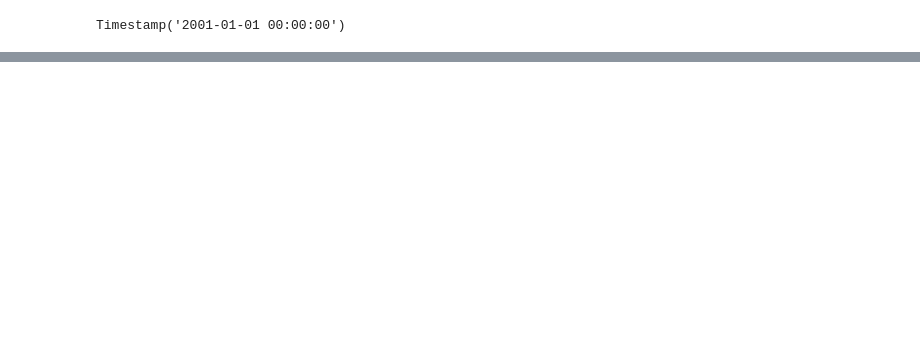
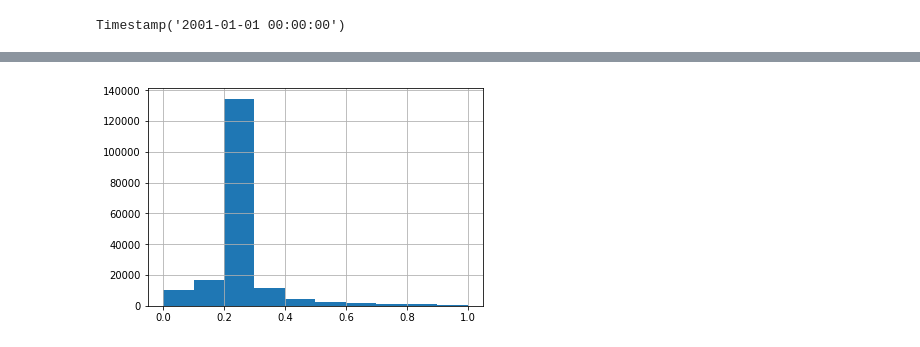
Before and after one commit to Engin89/horseracing, a Jupyter notebook: notebooks/EDA Races.ipynb, the cells around one changed output, grey strips where cells are left out. Cells and saved outputs as stored; diff of their text form; code cells hidden in the pictures; blank space fills up the shorter version.

```diff
--- a/notebooks/EDA Races.ipynb
+++ b/notebooks/EDA Races.ipynb
@@ -247,0 +273,15 @@ races.odds.hist();
+# %%
+unique_races = races[['date', 'circuit', 'race']].drop_duplicates()
+# %%
+import numpy as np
+
+unique_races['race_id'] = np.arange(unique_races.shape[0])
+# %%
+races = races.merge(unique_races)
+# %%
+%%time
+
+def booker_fee(race):
+    return np.sum(1/race['odds']) - 1
+
+booker_fees = races.groupby(races.race_id).apply(booker_fee)
@@ -247,0 +291,4 @@ races.odds.hist();
+# %%
+booker_fees[ (np.isfinite(booker_fees)) & (booker_fees > 0) & ((booker_fees < 1))].hist();
+# %% [output]
+[figure, added]
```
Also changed, not shown: parts of 30 cells of this notebook, 2 other files.
